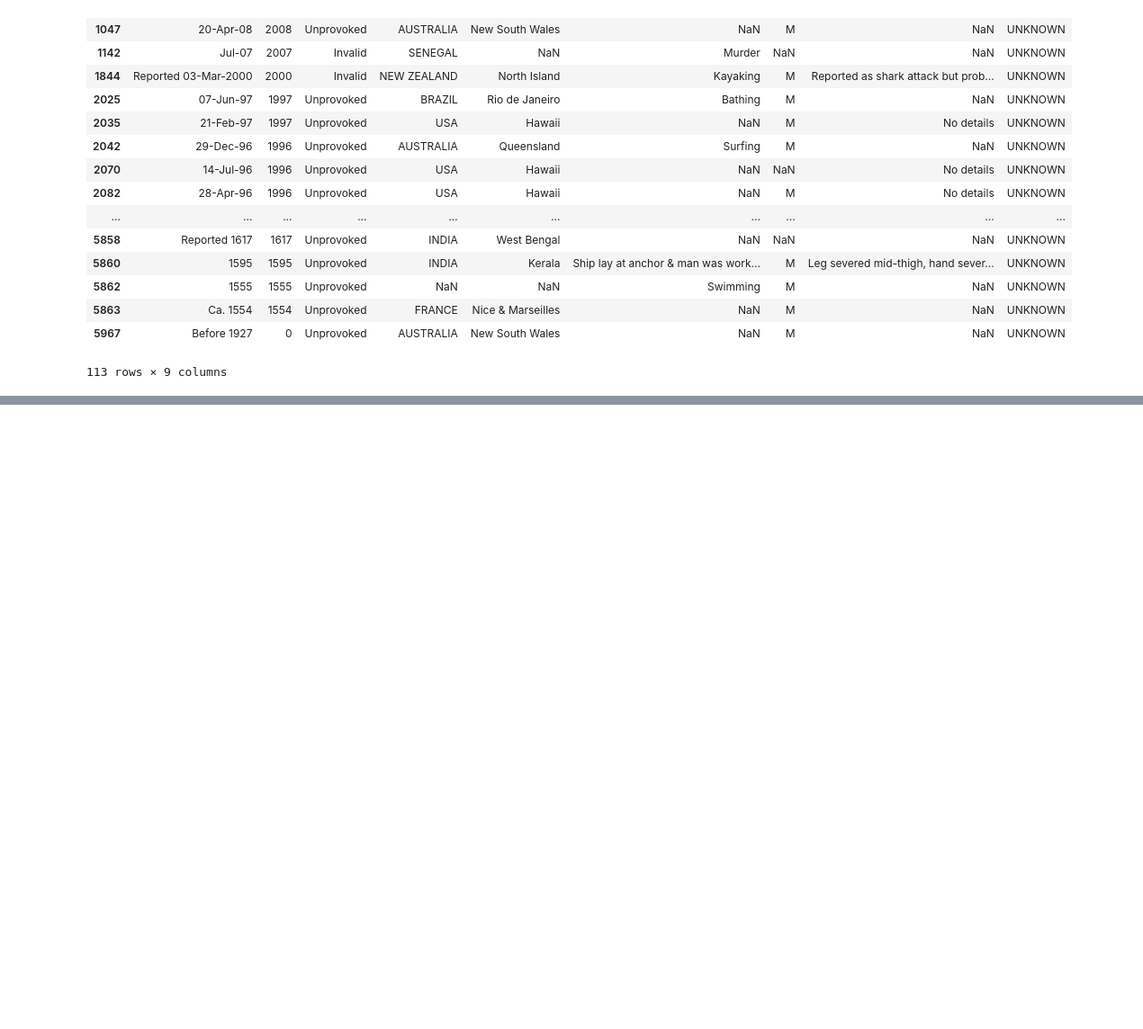
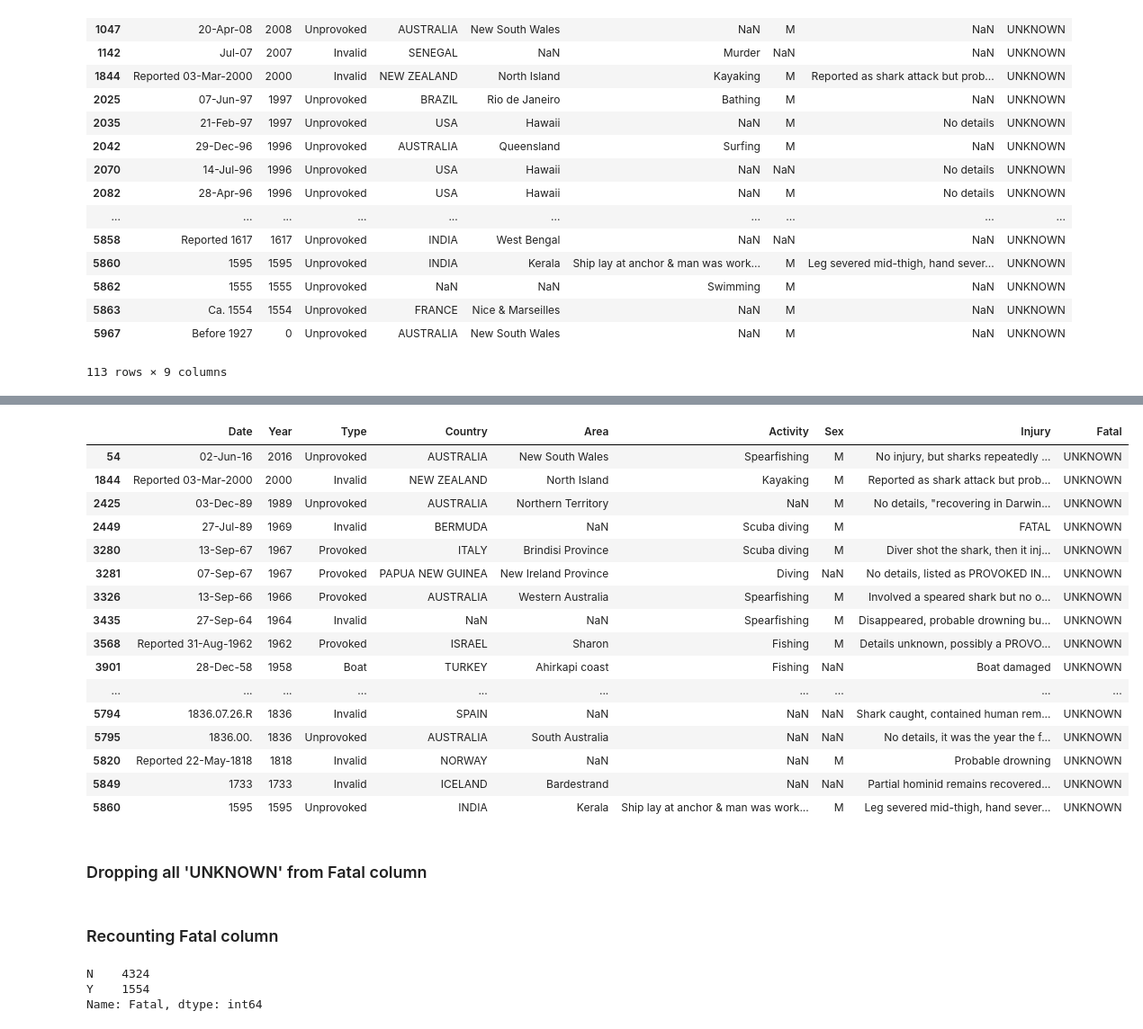
Before and after one commit to ironhack-datalabs/datamad0419, a Jupyter notebook: module-1/pandas-project/your-code/data-wrangling.ipynb, the cells around one changed output, grey strips where cells are left out. Shown at 90% size. Saved outputs shown, nothing was run; the diff lists cells and outputs as text; code cells hidden in the pictures; blank space fills up the shorter version.

```diff
--- a/module-1/pandas-project/your-code/data-wrangling.ipynb
+++ b/module-1/pandas-project/your-code/data-wrangling.ipynb
@@ -195,0 +246,2 @@ KeyError: 'No details'
+# %%
+data = data.dropna(subset=['Injury'])
@@ -195,0 +258,22 @@ KeyError: 'No details'
+# %%
+data.loc[data.Fatal == 'UNKNOWN']
+# %% [output]
+|  | Date | Year | Type | Country | Area | Activity | Sex | Injury | Fatal |
+| 54 | 02-Jun-16 | 2016 | Unprovoked | AUSTRALIA | New South Wales | Spearfishing | M | No injury, but sharks repeatedly ... | UNKNOWN |
+| 1844 | Reported 03-Mar-2000 | 2000 | Invalid | NEW ZEALAND | North Island | Kayaking | M | Reported as shark attack but prob... | UNKNOWN |
+| 2425 | 03-Dec-89 | 1989 | Unprovoked | AUSTRALIA | Northern Territory | NaN | M | No details, "recovering in Darwin... | UNKNOWN |
+| 2449 | 27-Jul-89 | 1969 | Invalid | BERMUDA | NaN | Scuba diving | M | FATAL | UNKNOWN |
+| 3280 | 13-Sep-67 | 1967 | Provoked | ITALY | Brindisi Province | Scuba diving | M | Diver shot the shark, then it inj... | UNKNOWN |
+| 3281 | 07-Sep-67 | 1967 | Provoked | PAPUA NEW GUINEA | New Ireland Province | Diving | NaN | No details, listed as PROVOKED IN... | UNKNOWN |
+| 3326 | 13-Sep-66 | 1966 | Provoked | AUSTRALIA | Western Australia | Spearfishing | M | Involved a speared shark but no o... | UNKNOWN |
+| 3435 | 27-Sep-64 | 1964 | Invalid | NaN | NaN | Spearfishing | M | Disappeared, probable drowning bu... | UNKNOWN |
+| 3568 | Reported 31-Aug-1962 | 1962 | Provoked | ISRAEL | Sharon | Fishing | M | Details unknown, possibly a PROVO... | UNKNOWN |
+| 3901 | 28-Dec-58 | 1958 | Boat | TURKEY | Ahirkapi coast | Fishing | NaN | Boat damaged | UNKNOWN |
+| ... | ... | ... | ... | ... | ... | ... | ... | ... | ... |
+| 5794 | 1836.07.26.R | 1836 | Invalid | SPAIN | NaN | NaN | NaN | Shark caught, contained human rem... | UNKNOWN |
+| 5795 | 1836.00. | 1836 | Unprovoked | AUSTRALIA | South Australia | NaN | NaN | No details, it was the year the f... | UNKNOWN |
+| 5820 | Reported 22-May-1818 | 1818 | Invalid | NORWAY | NaN | NaN | M | Probable drowning | UNKNOWN |
+| 5849 | 1733 | 1733 | Invalid | ICELAND | Bardestrand | NaN | NaN | Partial hominid remains recovered... | UNKNOWN |
+| 5860 | 1595 | 1595 | Unprovoked | INDIA | Kerala | Ship lay at anchor & man was work... | M | Leg severed mid-thigh, hand sever... | UNKNOWN |
+# %% [markdown]
+### Dropping all 'UNKNOWN' from Fatal column
@@ -195,0 +283,9 @@ KeyError: 'No details'
+# %% [markdown]
+### Recounting Fatal column
+# %%
+fatal_count = clean_data.Fatal.value_counts()
+print(fatal_count)
+# %% [output]
+N    4324
+Y    1554
+Name: Fatal, dtype: int64
```
Also changed, not shown: parts of 15 cells of this notebook, 1 other file.
